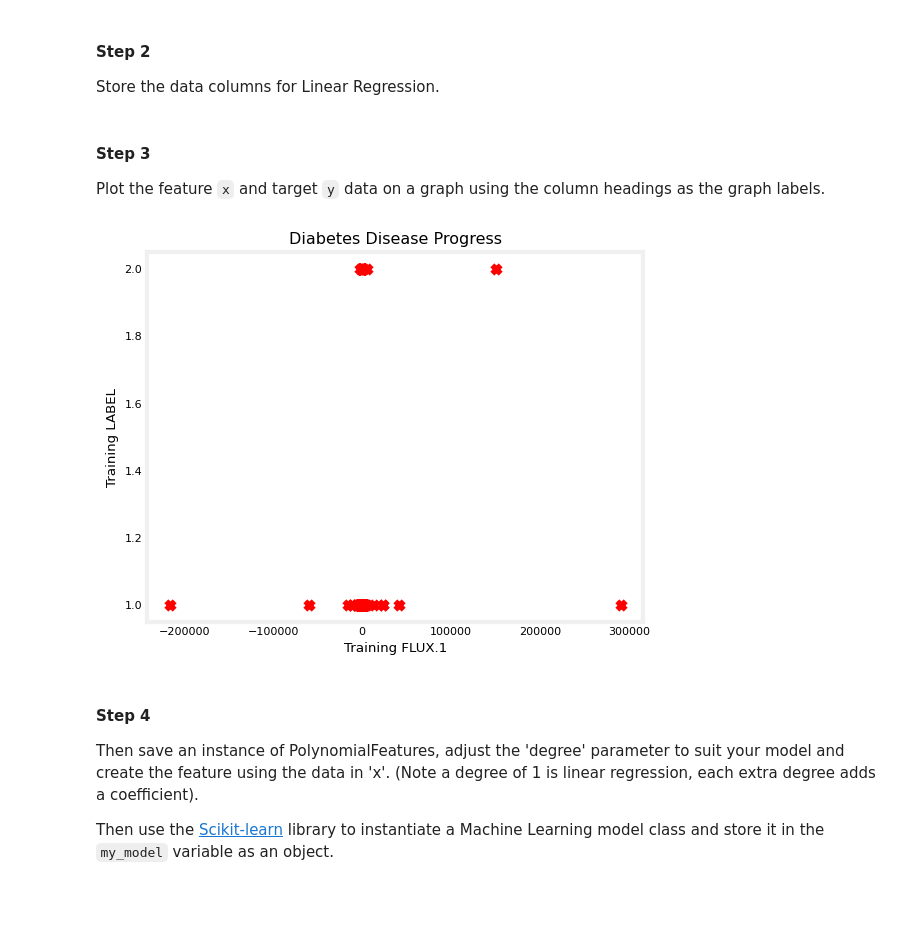
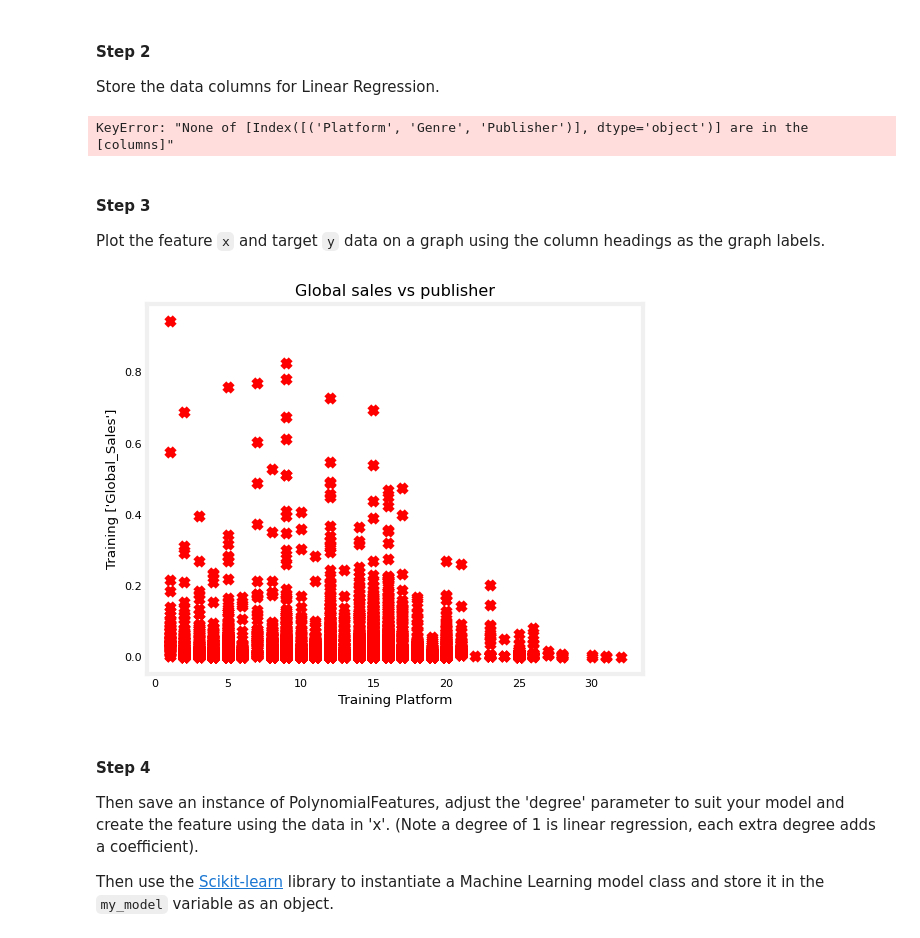
Before and after one commit to TempeHS/2026SE_MLOPStask_Zoe.R, a Jupyter notebook: 2.Model_Development/2.3.Model_Training/2.3.3.Polynomial_Regression.ipynb, the cells around one changed output. Saved outputs shown, nothing was run; the diff lists cells and outputs as text; code cells hidden in the pictures; blank space fills up the shorter version.

```diff
--- a/2.Model_Development/2.3.Model_Training/2.3.3.Polynomial_Regression.ipynb
+++ b/2.Model_Development/2.3.Model_Training/2.3.3.Polynomial_Regression.ipynb
@@ -23,12 +23,14 @@ import pickle
 Store the data columns for Linear Regression.
 # %%
 # Create a data frame from the csv file
-training_data = pd.read_csv('exoTrain.csv')
+training_data = pd.read_csv('training_data.csv')
 
-x_name = ['FLUX.1']
-y_name = 'LABEL'
+x_name = ['Platform']
+y_name = 'Global_Sales'
 x = np.array(training_data[x_name])
 y = np.array(training_data[y_name])
+# %% [output]
+KeyError: "None of [Index([('Platform', 'Genre', 'Publisher')], dtype='object')] are in the [columns]"
 # %% [markdown]
 #### Step 3
 
@@ -36,19 +38,19 @@ Plot the feature `x` and target `y` data on a graph using the column headings as
 # %%
 if(len(x_name) == 1):
     plt.scatter(x, y, marker='x', c='r')
-    plt.title("Diabetes Disease Progress")
+    plt.title("Global sales vs publisher")
     plt.ylabel(f'Training {y_name}')
     plt.xlabel(f'Training {x_name[0]}')
 else:
     fig,ax=plt.subplots(1,len(x_name),figsize=(12,3))
     for i in range(len(ax)):
         ax[i].scatter(x[:,i],y, label = 'target')
         ax[i].set_xlabel(x_name[i])
     ax[0].set_ylabel("Target"); ax[0].legend();
-    fig.suptitle("Diabetes Disease Progress")
+    fig.suptitle("Global sales vs... a lot.")
 plt.show()
 # %% [output]
-[figure, old version]
+[figure, new version]
 # %% [markdown]
 #### Step 4
 
```
Also changed, not shown: parts of 3 cells of this notebook, 10 other files.
